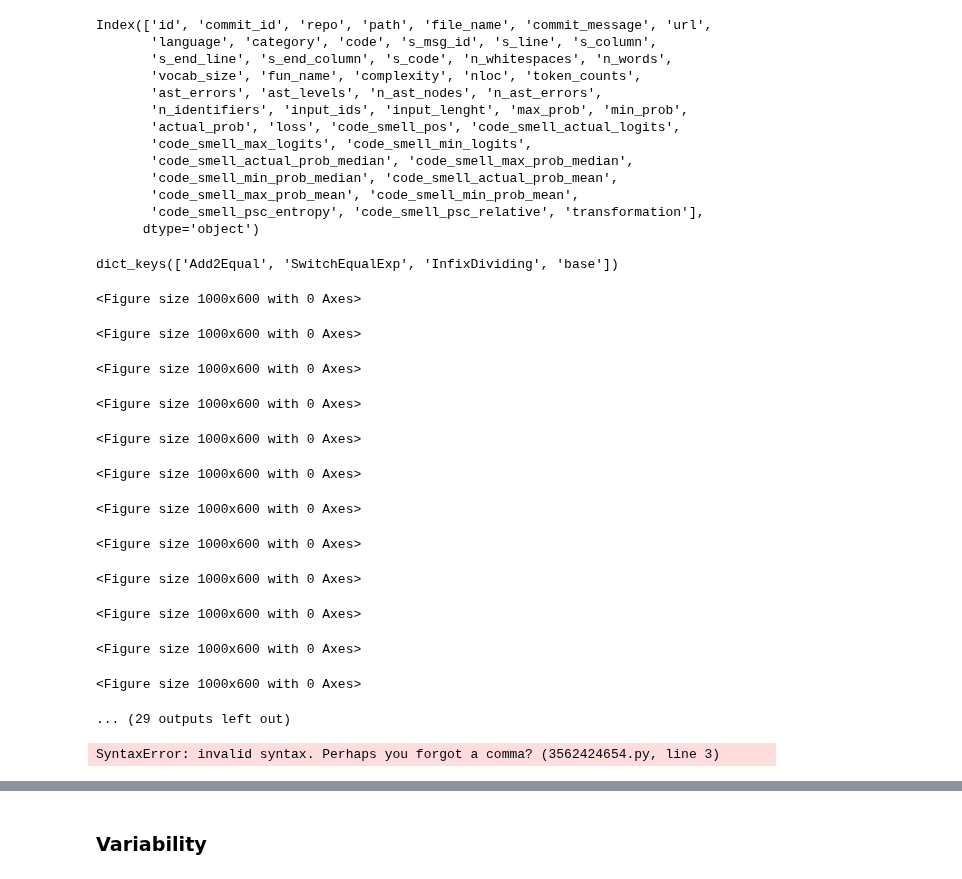
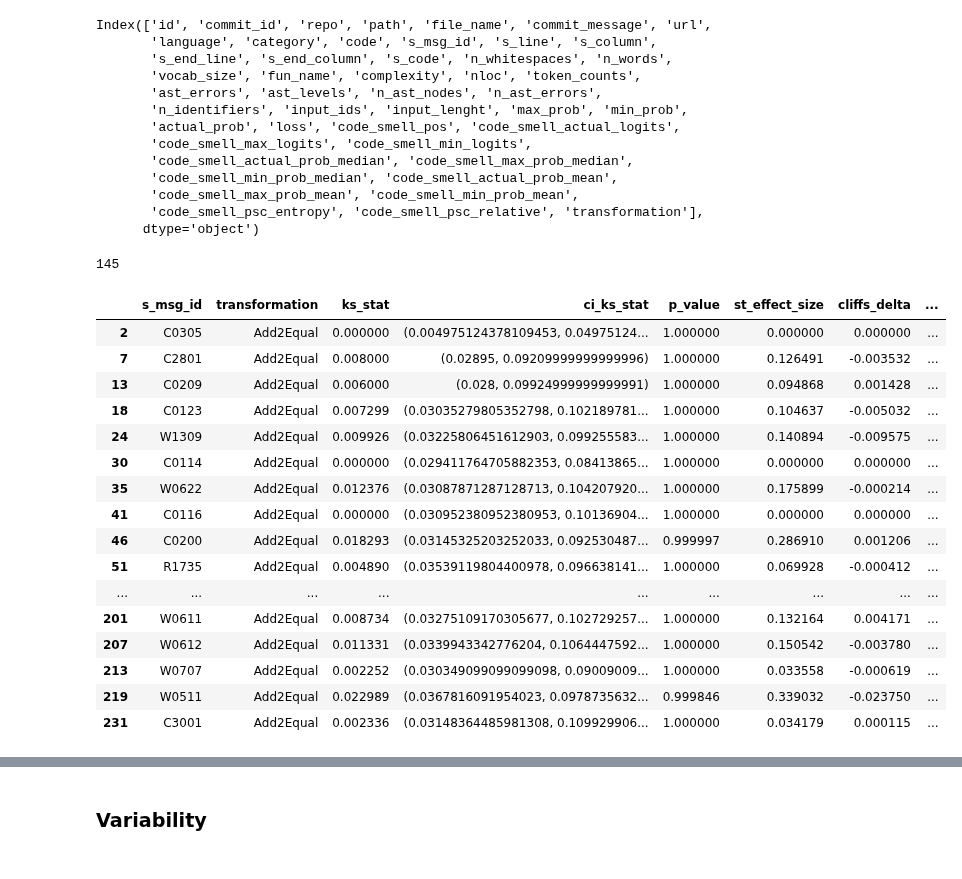
Before and after one commit to WM-SEMERU/CodeSmellExt, a Jupyter notebook: notebooks/extension/robustness_transformations/06_robustness_analysis.ipynb, the cells around one changed output, grey strips where cells are left out. Cells and saved outputs as stored; diff of their text form; code cells hidden in the pictures.

```diff
--- a/notebooks/extension/robustness_transformations/06_robustness_analysis.ipynb
+++ b/notebooks/extension/robustness_transformations/06_robustness_analysis.ipynb
@@ -161,6 +160,7 @@ def compare_distributions(distribution_1, distribution_2):
 
     # Make distributions the same size
     min_size = min(len(distribution_1), len(distribution_2))
+    if min_size <= 0: return None
     distribution_1 = np.random.choice(distribution_1, size=min_size, replace=False)
     distribution_2 = np.random.choice(distribution_2, size=min_size, replace=False)
 
@@ -221,6 +226,19 @@ def plot_transformation_distributions(prob_column, aggregations):
 
     # Close the figure to avoid displaying it
     plt.close(fig)
+# %%
+def perform_stat_tests(psc_column, aggregations):
+    stat_test_df = pd.DataFrame(columns=['s_msg_id', 'transformation', 'ks_stat', 'ci_ks_stat', 'p_value', 'st_effect_size', 'cliffs_delta', 'wasserstein_dist', 'equivalence'])
+    psc_column = 'code_smell_psc_relative'
+    for code_smell_id in get_unique_smell_ids(aggregations):
+        for transformation in [agg for agg in list(aggregations.keys()) if agg != 'base']:
+            filtered_aggregations = logit_transform_psc(code_smell_id, psc_column, 4, aggregations)
+            stat_test_results = compare_distributions(filtered_aggregations['base'][psc_column+'_trans'], filtered_aggregations[transformation][psc_column+'_trans'])
+            if stat_test_results is None: continue
+            stat_test_results['transformation'] = transformation
+            stat_test_results['s_msg_id'] = code_smell_id
+            stat_test_df.loc[len(stat_test_df)] = stat_test_results
+    return stat_test_df
 # %%
 aggregations['Add2Equal'].columns
 # %% [output]
@@ -237,30 +255,30 @@ Index(['id', 'commit_id', 'repo', 'path', 'file_name', 'commit_message', 'url',
        'code_smell_max_prob_mean', 'code_smell_min_prob_mean',
        'code_smell_psc_entropy', 'code_smell_psc_relative', 'transformation'],
       dtype='object')
-# %%
-aggregations.keys()
-# %% [output]
-dict_keys(['Add2Equal', 'SwitchEqualExp', 'InfixDividing', 'base'])
 # %%
 psc_column = 'code_smell_psc_relative'
-plot_transformation_distributions(psc_column, aggregations)
+stat_tests_df = perform_stat_tests(psc_column, aggregations)
-# %% [output]
-<Figure size 1000x600 with 0 Axes>
-<Figure size 1000x600 with 0 Axes>
-<Figure size 1000x600 with 0 Axes>
-<Figure size 1000x600 with 0 Axes>
-<Figure size 1000x600 with 0 Axes>
-<Figure size 1000x600 with 0 Axes>
-<Figure size 1000x600 with 0 Axes>
-<Figure size 1000x600 with 0 Axes>
-<Figure size 1000x600 with 0 Axes>
-<Figure size 1000x600 with 0 Axes>
-<Figure size 1000x600 with 0 Axes>
-<Figure size 1000x600 with 0 Axes>
-... (29 outputs left out)
-# %%
-code_smell_id = ''
-filtered_aggregations = logit_transform_psc(code_smell_id, psc_column, 4, aggregations)
-compare_distributions(filtered_aggregations[])
-# %% [output]
-SyntaxError: invalid syntax. Perhaps you forgot a comma? (3562424654.py, line 3)
+# %%
+len(stat_tests_df[stat_tests_df['equivalence']==True])
+# %% [output]
+145
+# %%
+stat_tests_df[(stat_tests_df['equivalence']==True) & (stat_tests_df['transformation']=='Add2Equal')]
+# %% [output]
+|  | s_msg_id | transformation | ks_stat | ci_ks_stat | p_value | st_effect_size | cliffs_delta | ... |
+| 2 | C0305 | Add2Equal | 0.000000 | (0.004975124378109453, 0.04975124... | 1.000000 | 0.000000 | 0.000000 | ... |
+| 7 | C2801 | Add2Equal | 0.008000 | (0.02895, 0.09209999999999996) | 1.000000 | 0.126491 | -0.003532 | ... |
+| 13 | C0209 | Add2Equal | 0.006000 | (0.028, 0.09924999999999991) | 1.000000 | 0.094868 | 0.001428 | ... |
+| 18 | C0123 | Add2Equal | 0.007299 | (0.03035279805352798, 0.102189781... | 1.000000 | 0.104637 | -0.005032 | ... |
+| 24 | W1309 | Add2Equal | 0.009926 | (0.03225806451612903, 0.099255583... | 1.000000 | 0.140894 | -0.009575 | ... |
+| 30 | C0114 | Add2Equal | 0.000000 | (0.029411764705882353, 0.08413865... | 1.000000 | 0.000000 | 0.000000 | ... |
+| 35 | W0622 | Add2Equal | 0.012376 | (0.03087871287128713, 0.104207920... | 1.000000 | 0.175899 | -0.000214 | ... |
+| 41 | C0116 | Add2Equal | 0.000000 | (0.030952380952380953, 0.10136904... | 1.000000 | 0.000000 | 0.000000 | ... |
+| 46 | C0200 | Add2Equal | 0.018293 | (0.03145325203252033, 0.092530487... | 0.999997 | 0.286910 | 0.001206 | ... |
+| 51 | R1735 | Add2Equal | 0.004890 | (0.03539119804400978, 0.096638141... | 1.000000 | 0.069928 | -0.000412 | ... |
+| ... | ... | ... | ... | ... | ... | ... | ... | ... |
+| 201 | W0611 | Add2Equal | 0.008734 | (0.03275109170305677, 0.102729257... | 1.000000 | 0.132164 | 0.004171 | ... |
+| 207 | W0612 | Add2Equal | 0.011331 | (0.0339943342776204, 0.1064447592... | 1.000000 | 0.150542 | -0.003780 | ... |
+| 213 | W0707 | Add2Equal | 0.002252 | (0.030349099099099098, 0.09009009... | 1.000000 | 0.033558 | -0.000619 | ... |
+| 219 | W0511 | Add2Equal | 0.022989 | (0.0367816091954023, 0.0978735632... | 0.999846 | 0.339032 | -0.023750 | ... |
+| 231 | C3001 | Add2Equal | 0.002336 | (0.03148364485981308, 0.109929906... | 1.000000 | 0.034179 | 0.000115 | ... |
```
Also changed, not shown: parts of 5 cells of this notebook.
